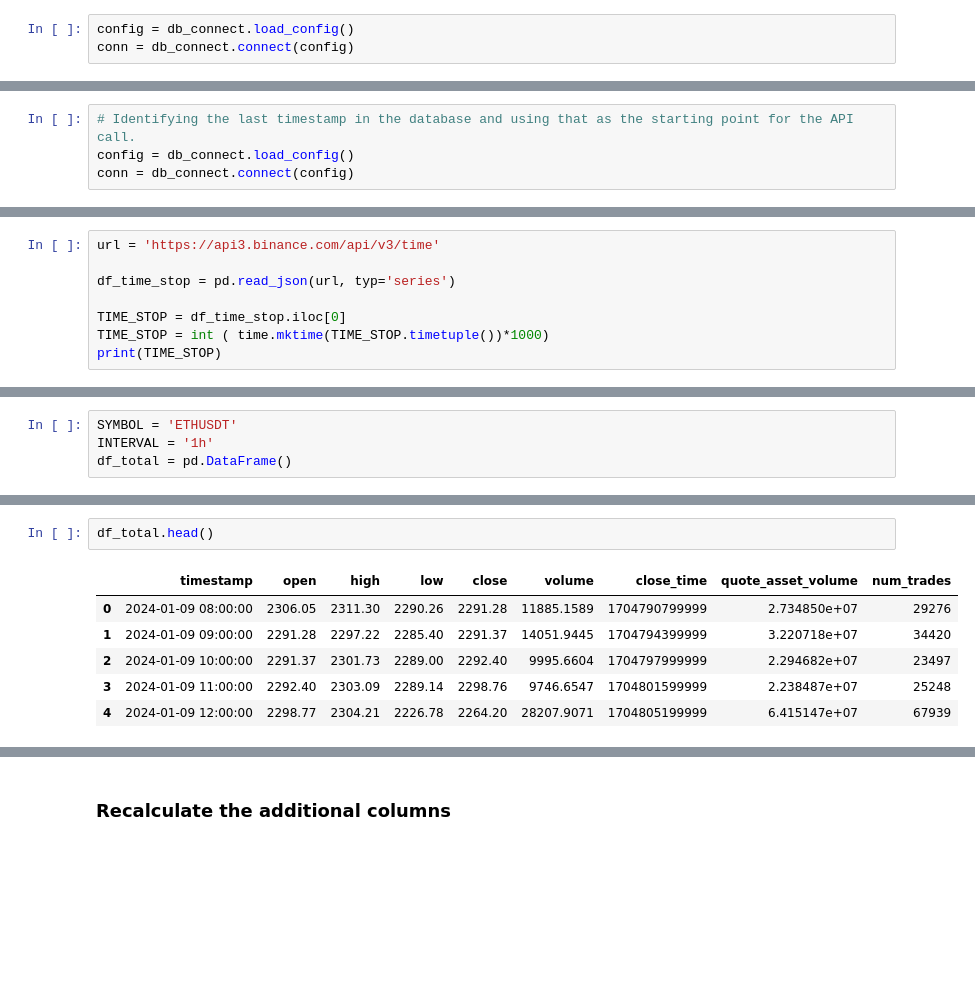
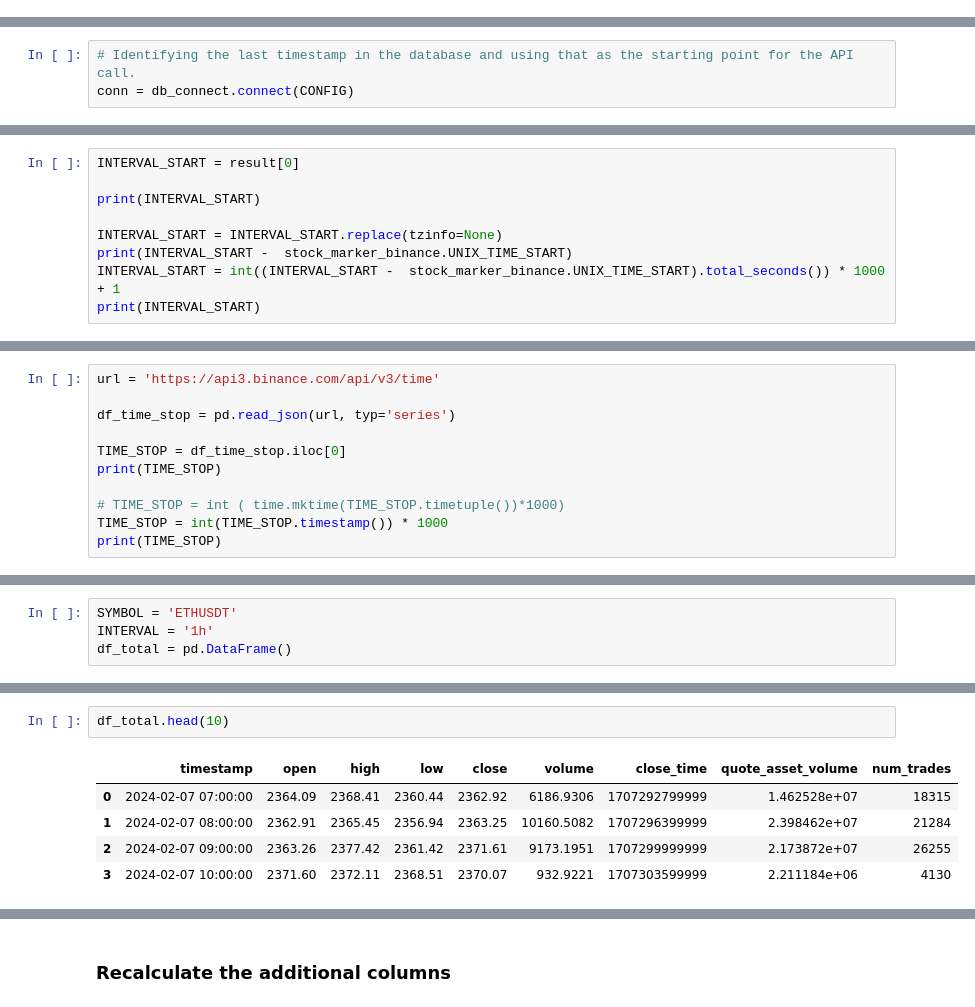
Before and after one commit to Ruslion/Django-VPS, a Jupyter notebook: database_update.ipynb, the cells around one changed output, grey strips where cells are left out. Drawn from its saved outputs; the diff is of its cells as text; blank space fills up the shorter version.

```diff
--- a/database_update.ipynb
+++ b/database_update.ipynb
@@ -30,6 +31,3 @@ df.head()
 | 2 | 01/01/2020 02:00 | 130.63 | 130.98 | 130.35 | 130.85 | 7603.35623 | 1.577850e+12 | 9.940256e+05 | 3046 |
 | 3 | 01/01/2020 03:00 | 130.85 | 130.89 | 129.94 | 130.20 | 4968.55433 | 1.577850e+12 | 6.473610e+05 | 2818 |
 | 4 | 01/01/2020 04:00 | 130.21 | 130.74 | 130.15 | 130.20 | 3397.90747 | 1.577850e+12 | 4.430067e+05 | 2264 |
-# %%
-config = db_connect.load_config()
-conn = db_connect.connect(config)
@@ -54,8 +54,7 @@ conn.close()
 # Identifying the last timestamp in the database and using that as the starting point for the API call.
 # %%
 # Identifying the last timestamp in the database and using that as the starting point for the API call.
-config = db_connect.load_config()
-conn = db_connect.connect(config)
+conn = db_connect.connect(CONFIG)
 # %% [output]
 Connected to the PostgreSQL server.
 # %%
@@ -76,0 +68,9 @@ INTERVAL_START = int(INTERVAL_START.replace(tzinfo=timezone.utc).timestamp() * 1
+# %%
+INTERVAL_START = result[0]
+
+print(INTERVAL_START)
+
+INTERVAL_START = INTERVAL_START.replace(tzinfo=None)
+print(INTERVAL_START -  stock_marker_binance.UNIX_TIME_START)
+INTERVAL_START = int((INTERVAL_START -  stock_marker_binance.UNIX_TIME_START).total_seconds()) * 1000 + 1
+print(INTERVAL_START)
@@ -80,6 +84,9 @@ url = 'https://api3.binance.com/api/v3/time'
 df_time_stop = pd.read_json(url, typ='series')
 
 TIME_STOP = df_time_stop.iloc[0]
-TIME_STOP = int ( time.mktime(TIME_STOP.timetuple())*1000)
 print(TIME_STOP)
+
+# TIME_STOP = int ( time.mktime(TIME_STOP.timetuple())*1000)
+TIME_STOP = int(TIME_STOP.timestamp()) * 1000
+print(TIME_STOP)
 # %% [output]
@@ -107,10 +115,9 @@ while INTERVAL_START < TIME_STOP:
 # %%
-df_total.head()
+df_total.head(10)
 # %% [output]
 |  | timestamp | open | high | low | close | volume | close_time | quote_asset_volume | num_trades |
-| 0 | 2024-01-09 08:00:00 | 2306.05 | 2311.30 | 2290.26 | 2291.28 | 11885.1589 | 1704790799999 | 2.734850e+07 | 29276 |
-| 1 | 2024-01-09 09:00:00 | 2291.28 | 2297.22 | 2285.40 | 2291.37 | 14051.9445 | 1704794399999 | 3.220718e+07 | 34420 |
-| 2 | 2024-01-09 10:00:00 | 2291.37 | 2301.73 | 2289.00 | 2292.40 | 9995.6604 | 1704797999999 | 2.294682e+07 | 23497 |
-| 3 | 2024-01-09 11:00:00 | 2292.40 | 2303.09 | 2289.14 | 2298.76 | 9746.6547 | 1704801599999 | 2.238487e+07 | 25248 |
-| 4 | 2024-01-09 12:00:00 | 2298.77 | 2304.21 | 2226.78 | 2264.20 | 28207.9071 | 1704805199999 | 6.415147e+07 | 67939 |
+| 0 | 2024-02-07 07:00:00 | 2364.09 | 2368.41 | 2360.44 | 2362.92 | 6186.9306 | 1707292799999 | 1.462528e+07 | 18315 |
+| 1 | 2024-02-07 08:00:00 | 2362.91 | 2365.45 | 2356.94 | 2363.25 | 10160.5082 | 1707296399999 | 2.398462e+07 | 21284 |
+| 2 | 2024-02-07 09:00:00 | 2363.26 | 2377.42 | 2361.42 | 2371.61 | 9173.1951 | 1707299999999 | 2.173872e+07 | 26255 |
+| 3 | 2024-02-07 10:00:00 | 2371.60 | 2372.11 | 2368.51 | 2370.07 | 932.9221 | 1707303599999 | 2.211184e+06 | 4130 |
 # %%
```
Also changed, not shown: parts of 23 cells of this notebook, 1 other file.
